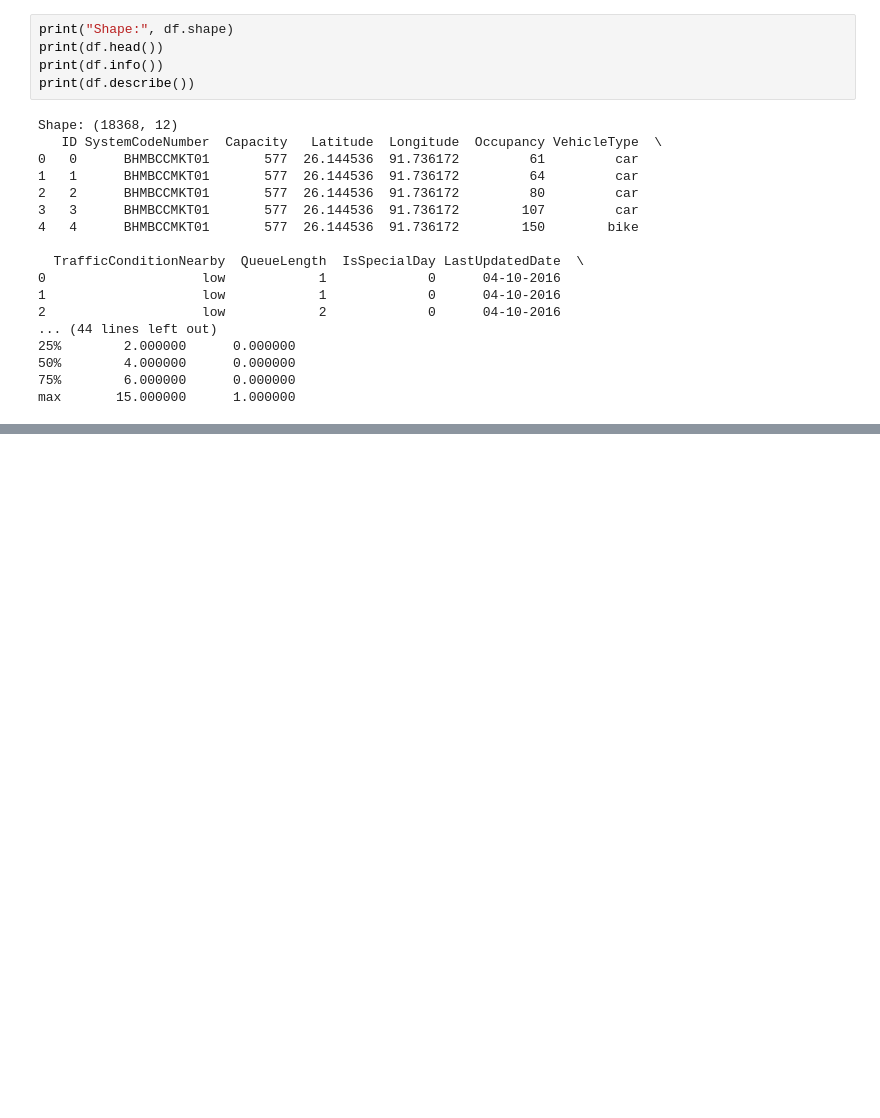
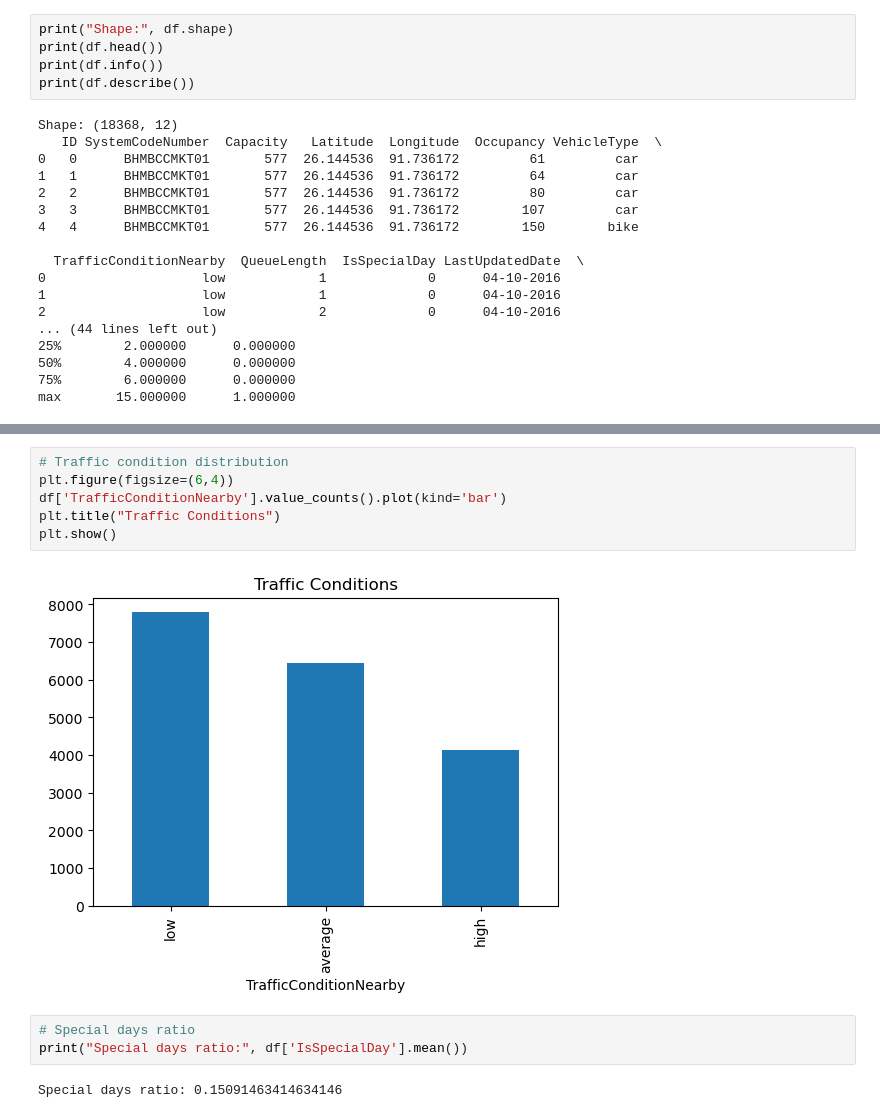
Before and after one commit to BitWiseNexus/dynamic-pricing-for-urban-parking-spaces, a Jupyter notebook: notebooks/data_exploration.ipynb, the cells around one changed output, grey strips where cells are left out. Cells and saved outputs as stored; diff of their text form; blank space fills up the shorter version.

```diff
--- a/notebooks/data_exploration.ipynb
+++ b/notebooks/data_exploration.ipynb
@@ -51,0 +75,13 @@ plt.show()
+# %%
+# Traffic condition distribution
+plt.figure(figsize=(6,4))
+df['TrafficConditionNearby'].value_counts().plot(kind='bar')
+plt.title("Traffic Conditions")
+plt.show()
+# %% [output]
+[figure, added]
+# %%
+# Special days ratio
+print("Special days ratio:", df['IsSpecialDay'].mean())
+# %% [output]
+Special days ratio: 0.15091463414634146
```
Also changed, not shown: parts of 5 cells of this notebook, 1 other file.
